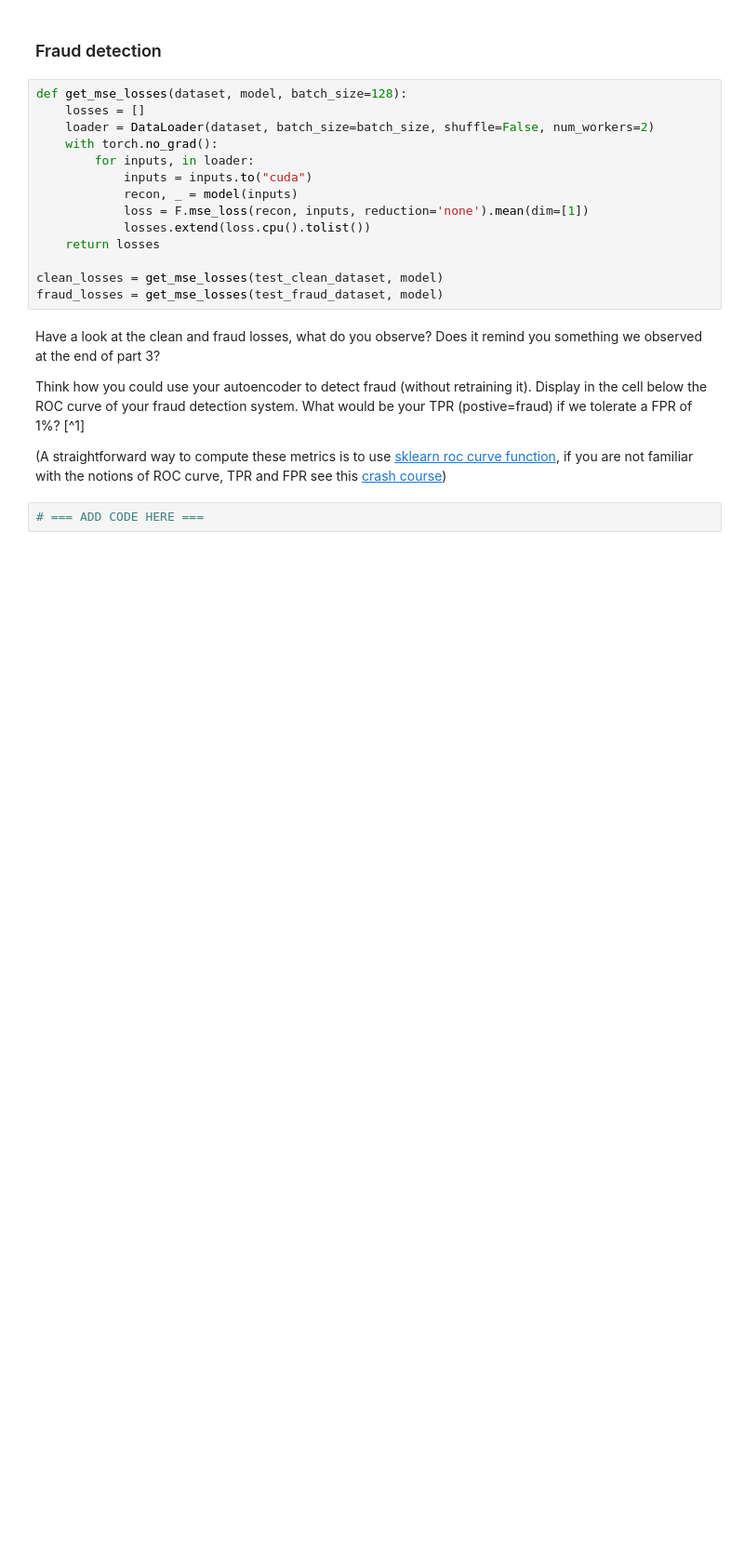
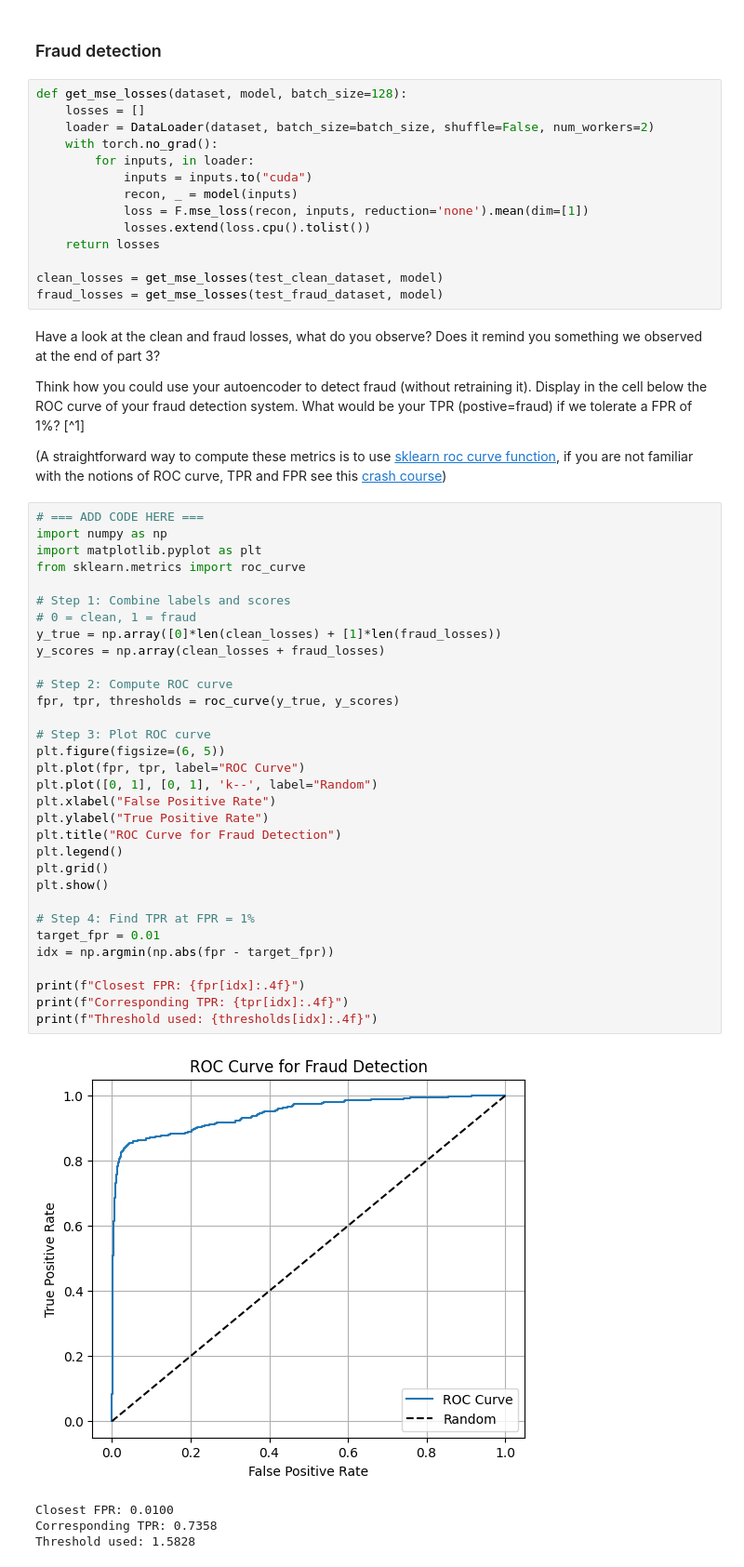
Before and after one commit to gaurisharma360/tue-deeplearning-2AMM10, a Jupyter notebook: practicals/P1.2_Word_embedding_and_autoencoder.ipynb, the cells around one changed output. Shown at 93% size. Saved outputs shown, nothing was run; the diff lists cells and outputs as text; blank space fills up the shorter version.

```diff
--- a/practicals/P1.2_Word_embedding_and_autoencoder.ipynb
+++ b/practicals/P1.2_Word_embedding_and_autoencoder.ipynb
@@ -676,5 +1300,40 @@ Have a look at the clean and fraud losses, what do you observe? Does it remind y
 Think how you could use your autoencoder to detect fraud (without retraining it). Display in the cell below the ROC curve of your fraud detection system. What would be your TPR (postive=fraud) if we tolerate a FPR of 1%? [^1]
 
 (A straightforward way to compute these metrics is to use [sklearn roc curve function](https://scikit-learn.org/stable/modules/generated/sklearn.metrics.roc_curve.htm), if you are not familiar with the notions of ROC curve, TPR and FPR see this [crash course](https://developers.google.com/machine-learning/crash-course/classification/accuracy-precision-recall))
-# %%
-# === ADD CODE HERE ===
+# %%
+# === ADD CODE HERE ===
+import numpy as np
+import matplotlib.pyplot as plt
+from sklearn.metrics import roc_curve
+
+# Step 1: Combine labels and scores
+# 0 = clean, 1 = fraud
+y_true = np.array([0]*len(clean_losses) + [1]*len(fraud_losses))
+y_scores = np.array(clean_losses + fraud_losses)
+
+# Step 2: Compute ROC curve
+fpr, tpr, thresholds = roc_curve(y_true, y_scores)
+
+# Step 3: Plot ROC curve
+plt.figure(figsize=(6, 5))
+plt.plot(fpr, tpr, label="ROC Curve")
+plt.plot([0, 1], [0, 1], 'k--', label="Random")
+plt.xlabel("False Positive Rate")
+plt.ylabel("True Positive Rate")
+plt.title("ROC Curve for Fraud Detection")
+plt.legend()
+plt.grid()
+plt.show()
+
+# Step 4: Find TPR at FPR = 1%
+target_fpr = 0.01
+idx = np.argmin(np.abs(fpr - target_fpr))
+
+print(f"Closest FPR: {fpr[idx]:.4f}")
+print(f"Corresponding TPR: {tpr[idx]:.4f}")
+print(f"Threshold used: {thresholds[idx]:.4f}")
+# %% [output]
+[figure, added]
+Closest FPR: 0.0100
+Corresponding TPR: 0.7358
+Threshold used: 1.5828
```
Also changed, not shown: parts of 38 cells of this notebook.
